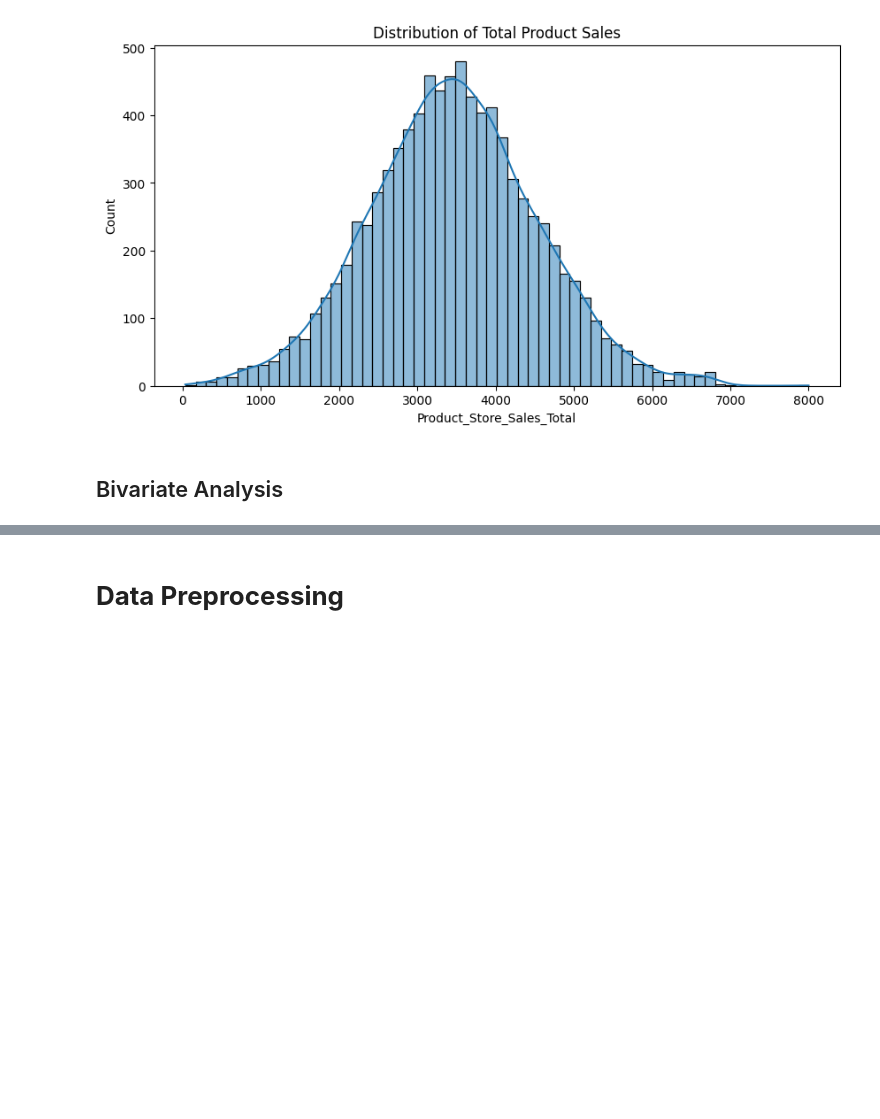
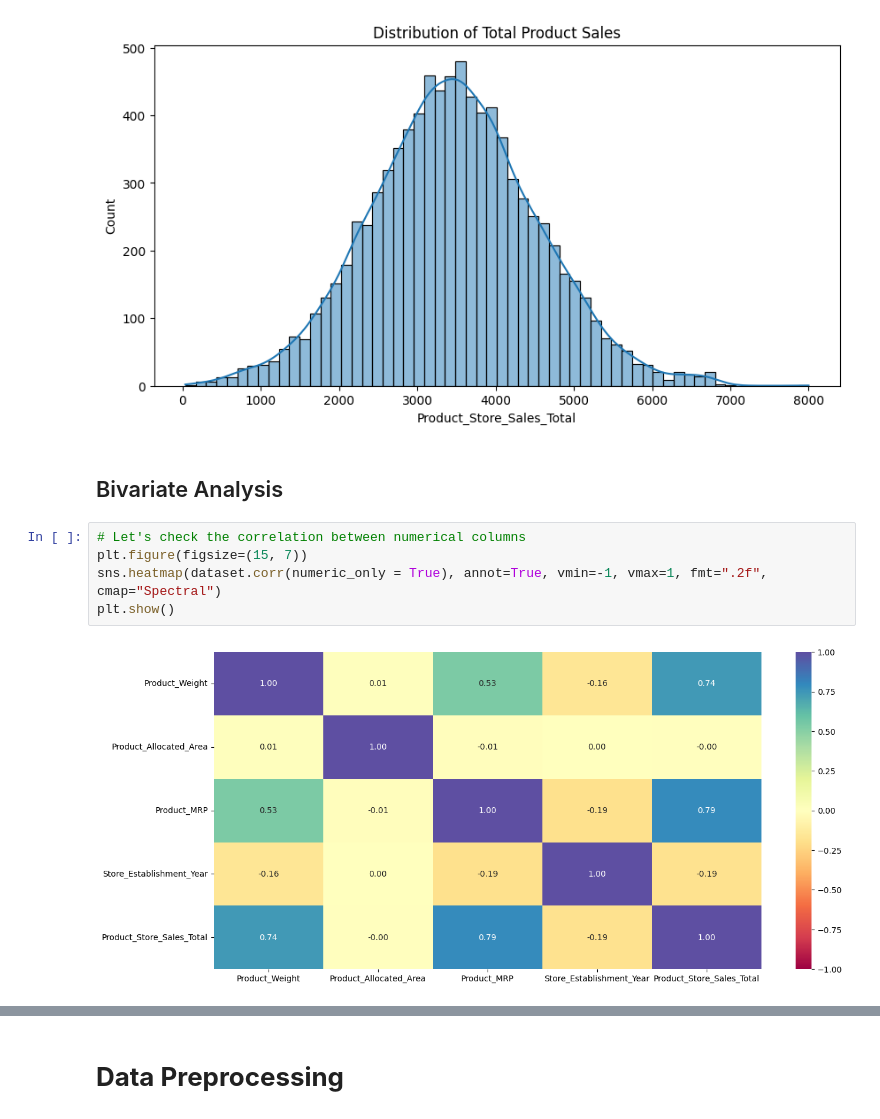
Before and after one commit to SarojaDadi/SuperKart_Full_Code_Version, a Jupyter notebook: SuperKart_Model_Refactored.ipynb, the cells around one changed output, grey strips where cells are left out. Cells and saved outputs as stored; diff of their text form; blank space fills up the shorter version.

```diff
--- a/SuperKart_Model_Refactored.ipynb
+++ b/SuperKart_Model_Refactored.ipynb
@@ -340,3 +340,10 @@ plt.show()
 [figure]
 # %% [markdown]
 ## Bivariate Analysis
+# %%
+# Let's check the correlation between numerical columns
+plt.figure(figsize=(15, 7))
+sns.heatmap(dataset.corr(numeric_only = True), annot=True, vmin=-1, vmax=1, fmt=".2f", cmap="Spectral")
+plt.show()
+# %% [output]
+[figure, added]
```
Also changed, not shown: parts of 2 cells of this notebook.
